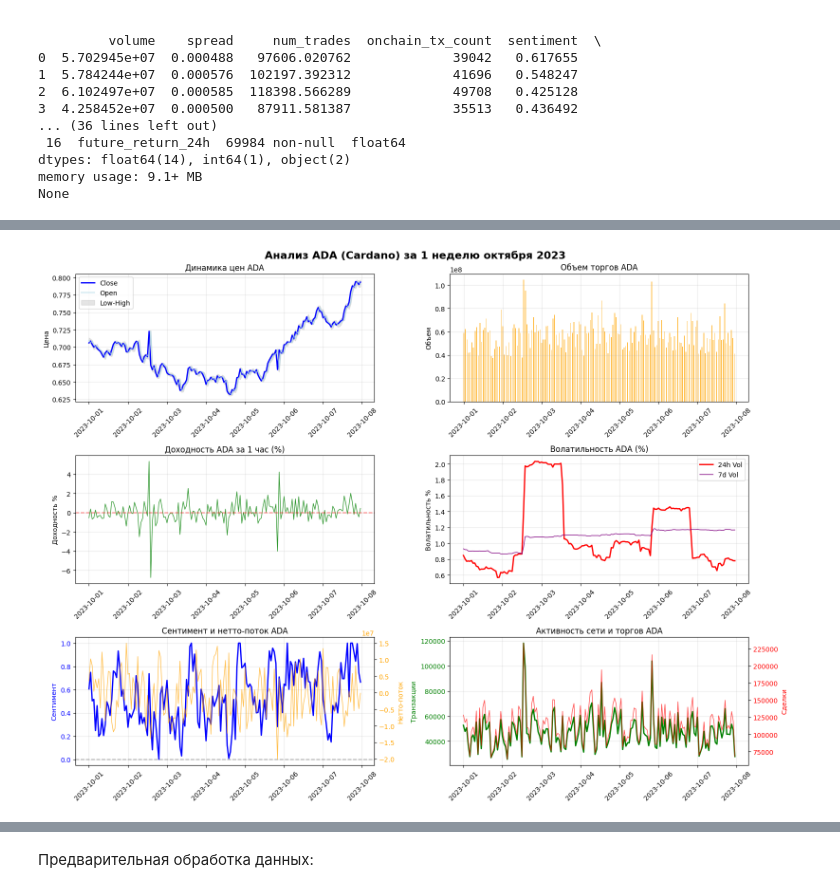
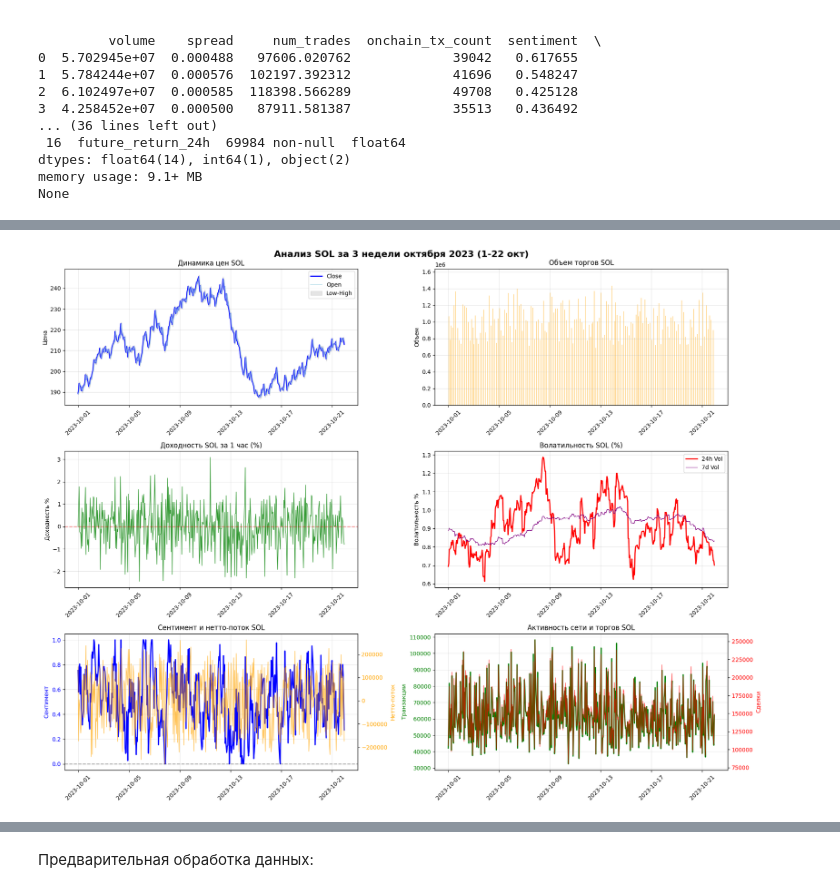
Before and after one commit to Vladzimir-40/Proj_1, a Jupyter notebook: my_file6/dz_6.ipynb, the cells around one changed output, grey strips where cells are left out. Saved outputs shown, nothing was run; the diff lists cells and outputs as text; code cells hidden in the pictures.

```diff
--- a/my_file6/dz_6.ipynb
+++ b/my_file6/dz_6.ipynb
@@ -137,79 +146,87 @@ import seaborn as sns
 import pandas as pd
 import numpy as np
 
-# Фильтруем данные за 1 неделю октября 2023 для ADA
-ada_week = df[(df['timestamp'] >= '2023-10-01') &
-              (df['timestamp'] < '2023-10-08') &
-              (df['asset'] == 'ADA')]
+# Возьмем любую понравившуюся криптовалюту
+selected_asset = 'SOL'
 
-print(f"✅ Данные ADA за неделю: {len(ada_week)} записей")
+# Возьмем период 3 недель октября 2023
+start_date = '2023-10-01'
+end_date = '2023-10-22'
 
-# Создаем графики
-fig, axes = plt.subplots(3, 2, figsize=(16, 12))
-fig.suptitle('Анализ ADA (Cardano) за 1 неделю октября 2023', fontsize=16, fontweight='bold')
+crypto_3weeks = df[(df['timestamp'] >= start_date) &
+                   (df['timestamp'] < end_date) &
+                   (df['asset'] == selected_asset)]
+
+
+print(f"✅ Данные {selected_asset} за 3 недели: {len(crypto_3weeks)} записей")
+print(f"📅 Период: {crypto_3weeks['timestamp'].min()} до {crypto_3weeks['timestamp'].max()}")
+
+# Создаем графики для 3 недель
+fig, axes = plt.subplots(3, 2, figsize=(18, 14))
+fig.suptitle(f'Анализ {selected_asset} за 3 недели октября 2023 (1-22 окт)', fontsize=16, fontweight='bold')
 
 # Форматируем даты для подписей
-dates = pd.to_datetime(ada_week['timestamp'])
+dates = pd.to_datetime(crypto_3weeks['timestamp'])
 
 # 1. Цены (OHLC)
-axes[0, 0].plot(dates, ada_week['close'], label='Close', linewidth=2, color='blue')
-axes[0, 0].plot(dates, ada_week['open'], label='Open', alpha=0.7, color='lightblue')
-axes[0, 0].fill_between(dates, ada_week['low'], ada_week['high'],
+axes[0, 0].plot(dates, crypto_3weeks['close'], label='Close', linewidth=2, color='blue')
+axes[0, 0].plot(dates, crypto_3weeks['open'], label='Open', alpha=0.7, color='lightblue')
+axes[0, 0].fill_between(dates, crypto_3weeks['low'], crypto_3weeks['high'],
                        alpha=0.2, label='Low-High', color='gray')
-axes[0, 0].set_title('Динамика цен ADA')
+axes[0, 0].set_title(f'Динамика цен {selected_asset}')
 axes[0, 0].set_ylabel('Цена')
 axes[0, 0].legend()
 axes[0, 0].tick_params(axis='x', rotation=45)
 
 # 2. Объем торгов
-axes[0, 1].bar(dates, ada_week['volume'], alpha=0.7, color='orange', width=0.02)
-axes[0, 1].set_title('Объем торгов ADA')
+axes[0, 1].bar(dates, crypto_3weeks['volume'], alpha=0.7, color='orange', width=0.01)
+axes[0, 1].set_title(f'Объем торгов {selected_asset}')
 axes[0, 1].set_ylabel('Объем')
 axes[0, 1].tick_params(axis='x', rotation=45)
 
 # 3. Доходность за 1 час
-axes[1, 0].plot(dates, ada_week['returns_1h'] * 100, color='green', alpha=0.8, linewidth=1)
+axes[1, 0].plot(dates, crypto_3weeks['returns_1h'] * 100, color='green', alpha=0.8, linewidth=1)
 axes[1, 0].axhline(y=0, color='red', linestyle='--', alpha=0.5)
-axes[1, 0].set_title('Доходность ADA за 1 час (%)')
+axes[1, 0].set_title(f'Доходность {selected_asset} за 1 час (%)')
 axes[1, 0].set_ylabel('Доходность %')
 axes[1, 0].tick_params(axis='x', rotation=45)
 
 # 4. Волатильность
-axes[1, 1].plot(dates, ada_week['rolling_vol_24h'] * 100, label='24h Vol', color='red', linewidth=2)
-axes[1, 1].plot(dates, ada_week['rolling_vol_7d'] * 100, label='7d Vol', color='purple', linewidth=1)
-axes[1, 1].set_title('Волатильность ADA (%)')
+axes[1, 1].plot(dates, crypto_3weeks['rolling_vol_24h'] * 100, label='24h Vol', color='red', linewidth=2)
+axes[1, 1].plot(dates, crypto_3weeks['rolling_vol_7d'] * 100, label='7d Vol', color='purple', linewidth=1)
+axes[1, 1].set_title(f'Волатильность {selected_asset} (%)')
 axes[1, 1].set_ylabel('Волатильность %')
 axes[1, 1].legend()
 axes[1, 1].tick_params(axis='x', rotation=45)
 
 # 5. Сентимент и нетто-поток
 ax5 = axes[2, 0]
-ax5.plot(dates, ada_week['sentiment'], color='blue', label='Сентимент', linewidth=2)
+ax5.plot(dates, crypto_3weeks['sentiment'], color='blue', label='Сентимент', linewidth=2)
 ax5.set_ylabel('Сентимент', color='blue')
 ax5.tick_params(axis='y', labelcolor='blue')
 ax5.axhline(y=0, color='black', linestyle='--', alpha=0.3)
 
 ax5_2 = ax5.twinx()
-ax5_2.plot(dates, ada_week['exchange_net_flow'], color='orange',
+ax5_2.plot(dates, crypto_3weeks['exchange_net_flow'], color='orange',
           label='Нетто-поток', alpha=0.7, linewidth=1)
 ax5_2.set_ylabel('Нетто-поток', color='orange')
 ax5_2.tick_params(axis='y', labelcolor='orange')
-ax5.set_title('Сентимент и нетто-поток ADA')
+ax5.set_title(f'Сентимент и нетто-поток {selected_asset}')
 ax5.tick_params(axis='x', rotation=45)
 
 # 6. Активность сети и торгов
 ax6 = axes[2, 1]
-ax6.plot(dates, ada_week['onchain_tx_count'], color='green',
+ax6.plot(dates, crypto_3weeks['onchain_tx_count'], color='green',
         label='Транзакции в блокчейне', linewidth=2)
 ax6.set_ylabel('Транзакции', color='green')
 ax6.tick_params(axis='y', labelcolor='green')
 
 ax6_2 = ax6.twinx()
-ax6_2.plot(dates, ada_week['num_trades'], color='red',
+ax6_2.plot(dates, crypto_3weeks['num_trades'], color='red',
           label='Количество сделок', alpha=0.7, linewidth=1)
 ax6_2.set_ylabel('Сделки', color='red')
 ax6_2.tick_params(axis='y', labelcolor='red')
-ax6.set_title('Активность сети и торгов ADA')
+ax6.set_title(f'Активность сети и торгов {selected_asset}')
 ax6.tick_params(axis='x', rotation=45)
 
 # Добавляем сетку на все графики
@@ -221,13 +238,13 @@ plt.tight_layout()
 plt.show()
 
 # Детальная статистика
-print(f"\n📊 Детальная статистика ADA за неделю:")
-print(f"• Датафрейм от {ada_week['timestamp'].min()} до {ada_week['timestamp'].max()}")
-print(f"• Средняя цена закрытия: {ada_week['close'].mean():.4f}")
-print(f"• Изменение цены за неделю: {((ada_week['close'].iloc[-1] / ada_week['close'].iloc[0]) - 1) * 100:.2f}%")
-print(f"• Максимальная доходность за час: {ada_week['returns_1h'].max() * 100:.2f}%")
-print(f"• Минимальная доходность за час: {ada_week['returns_1h'].min() * 100:.2f}%")
-print(f"• Средний объем: {ada_week['volume'].mean():.0f}")
-print(f"• Средний сентимент: {ada_week['sentiment'].mean():.3f}")
-print(f"• Всего транзакций в блокчейне: {ada_week['onchain_tx_count'].sum():,}")
+print(f"\n📊 Детальная статистика {selected_asset} за 3 недели:")
+print(f"• Датафрейм от {crypto_3weeks['timestamp'].min()} до {crypto_3weeks['timestamp'].max()}")
+print(f"• Средняя цена закрытия: {crypto_3weeks['close'].mean():.4f}")
+print(f"• Изменение цены за период: {((crypto_3weeks['close'].iloc[-1] / crypto_3weeks['close'].iloc[0]) - 1) * 100:.2f}%")
+print(f"• Максимальная доходность за час: {crypto_3weeks['returns_1h'].max() * 100:.2f}%")
+print(f"• Минимальная доходность за час: {crypto_3weeks['returns_1h'].min() * 100:.2f}%")
+print(f"• Средний объем: {crypto_3weeks['volume'].mean():.0f}")
+print(f"• Средний сентимент: {crypto_3weeks['sentiment'].mean():.3f}")
+print(f"• Всего транзакций в блокчейне: {crypto_3weeks['onchain_tx_count'].sum():,}")
 # %% [output]
@@ -235 +253 @@ print(f"• Всего транзакций в блокчейне: {ada_week['on
-[figure, old version]
+[figure, new version]
```
Also changed, not shown: parts of 20 cells of this notebook.
